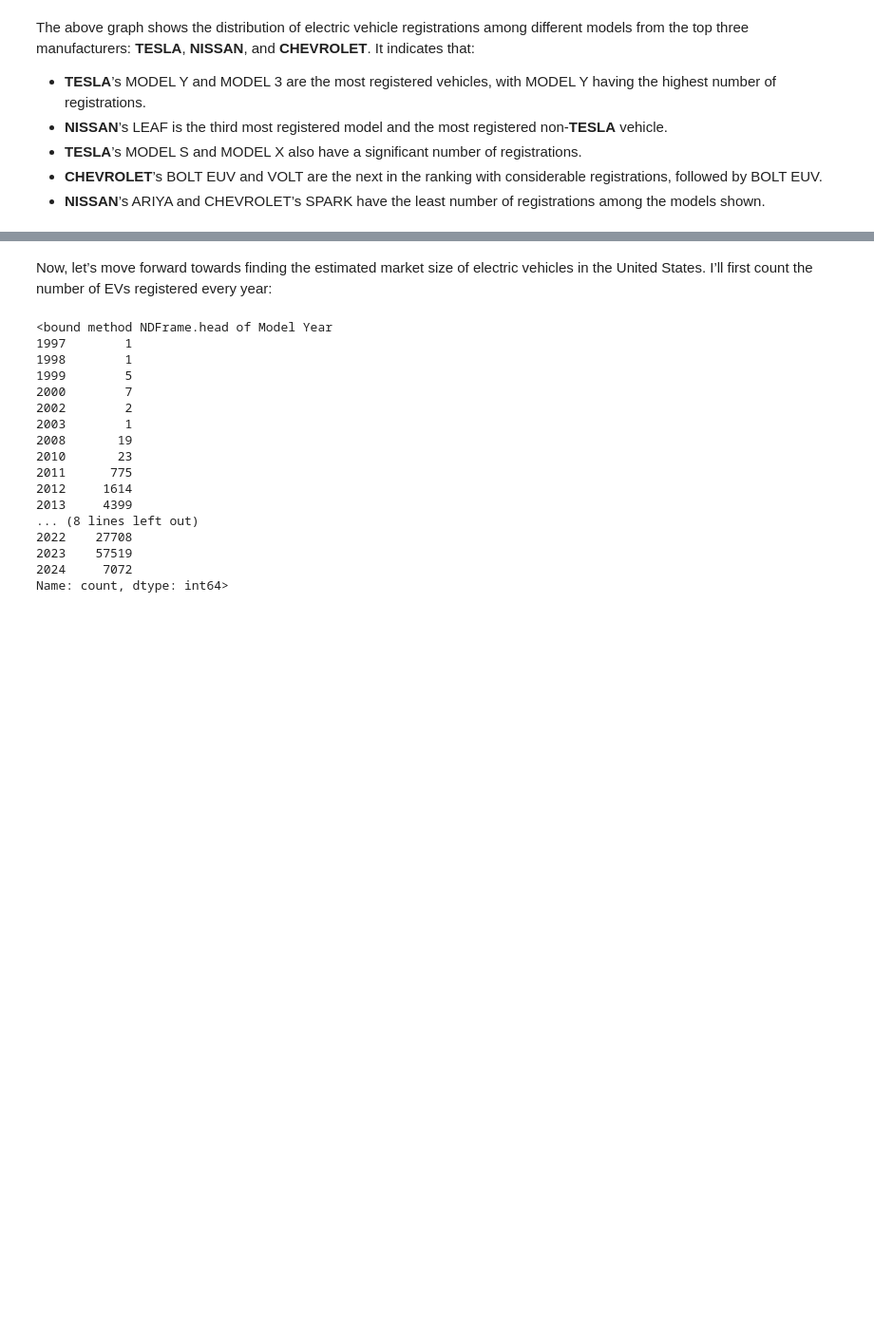
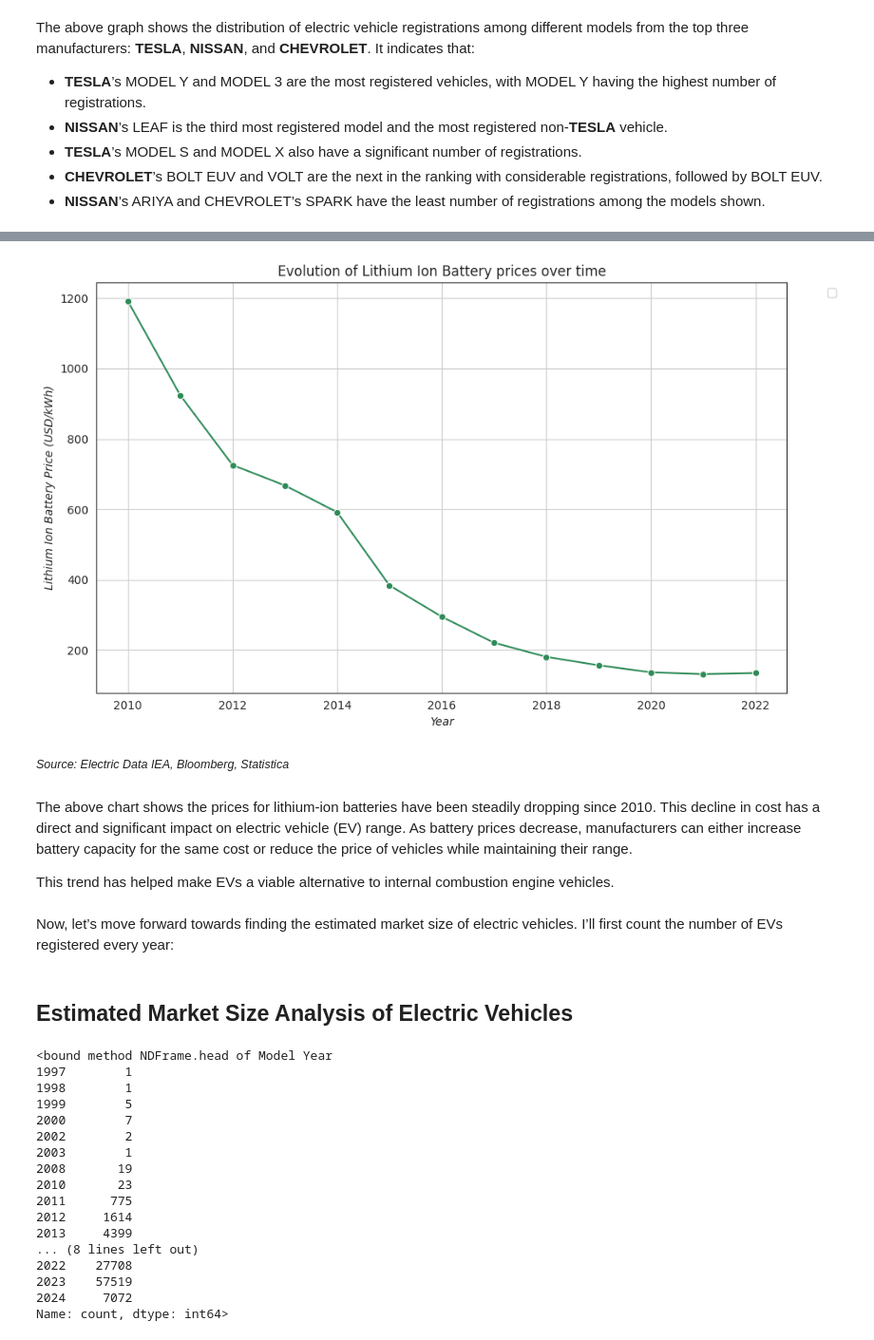
Before and after one commit to MicheleTKP/ev_market_size_analysis, a Jupyter notebook: ev_growth_analysis-Copy1.ipynb, the cells around one changed output, grey strips where cells are left out. Shown: that part at 95% size. Cells and saved outputs as stored; diff of their text form; code cells hidden in the pictures; blank space fills up the shorter version.

```diff
--- a/ev_growth_analysis-Copy1.ipynb
+++ b/ev_growth_analysis-Copy1.ipynb
@@ -443,0 +328,3 @@ In Washington State around 2010, the EV market was in its infancy, and the focus
+# %%
+ev_batteries_data = pd.read_csv('electric_cars_batteries.csv')
+print(ev_batteries_data.head())
@@ -443,0 +361,4 @@ In Washington State around 2010, the EV market was in its infancy, and the focus
+# %%
+data_cleaned = ev_batteries_data.drop(columns=['Unnamed: 5', 'Unnamed: 6'])
+# %%
+data_cleaned = data_cleaned.dropna(subset=['Year', 'Lithium Ion Battery Price (USD)'])
@@ -444,5 +368,26 @@ In Washington State around 2010, the EV market was in its infancy, and the focus
+# %%
+sns.set_style('white')
+plt.figure(figsize=(10, 6))
+sns.lineplot(x='Year', y='Lithium Ion Battery Price (USD)', data=data_cleaned, marker='o', color='seagreen')
+plt.title('Evolution of Lithium Ion Battery prices over time')
+plt.xlabel('Year', fontstyle='italic')
+plt.ylabel('Lithium Ion Battery Price (USD/kWh)', fontstyle='italic')
+plt.grid(True)
+plt.legend(title='', bbox_to_anchor=(1.05, 1), loc='upper left')
+plt.tight_layout()
+plt.show()
+# %% [output]
+[figure, added]
+# %% [markdown]
+<small>*Source: Electric Data IEA, Bloomberg, Statistica*<small>
+# %% [markdown]
+The above chart shows the prices for lithium-ion batteries have been steadily dropping since 2010. This decline in cost has a direct and significant impact on electric vehicle (EV) range. As battery prices decrease, manufacturers can either increase battery capacity for the same cost or reduce the price of vehicles while maintaining their range.
+
+ This trend has helped make EVs a viable alternative to internal combustion engine vehicles.
 # %% [markdown]
-Now, let’s move forward towards finding the estimated market size of electric vehicles in the United States. I’ll first count the number of EVs registered every year:
+Now, let’s move forward towards finding the estimated market size of electric vehicles. I’ll first count the number of EVs registered every year:
+# %% [markdown]
+## Estimated Market Size Analysis of Electric Vehicles
 # %%
 # calculate the number of EVs registered each year
 ev_registration_counts = ev_data['Model Year'].value_counts().sort_index()
```
Also changed, not shown: parts of 41 cells of this notebook, 3 other files.
